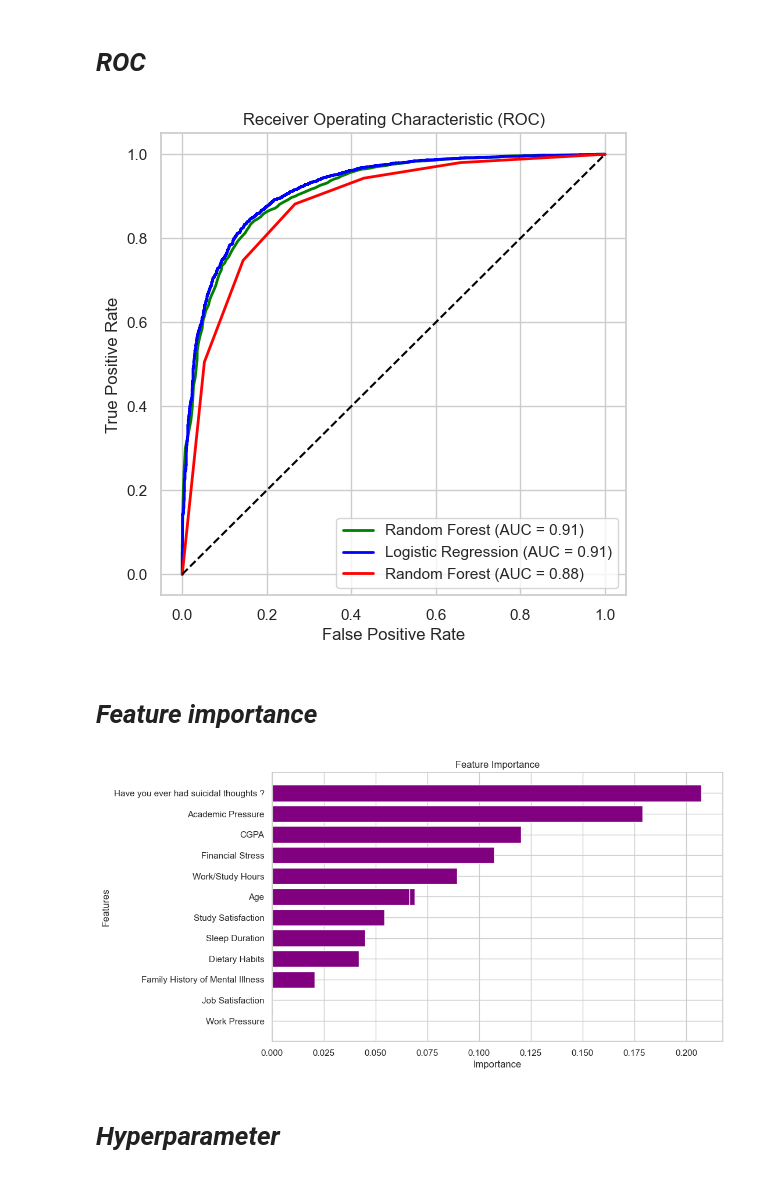
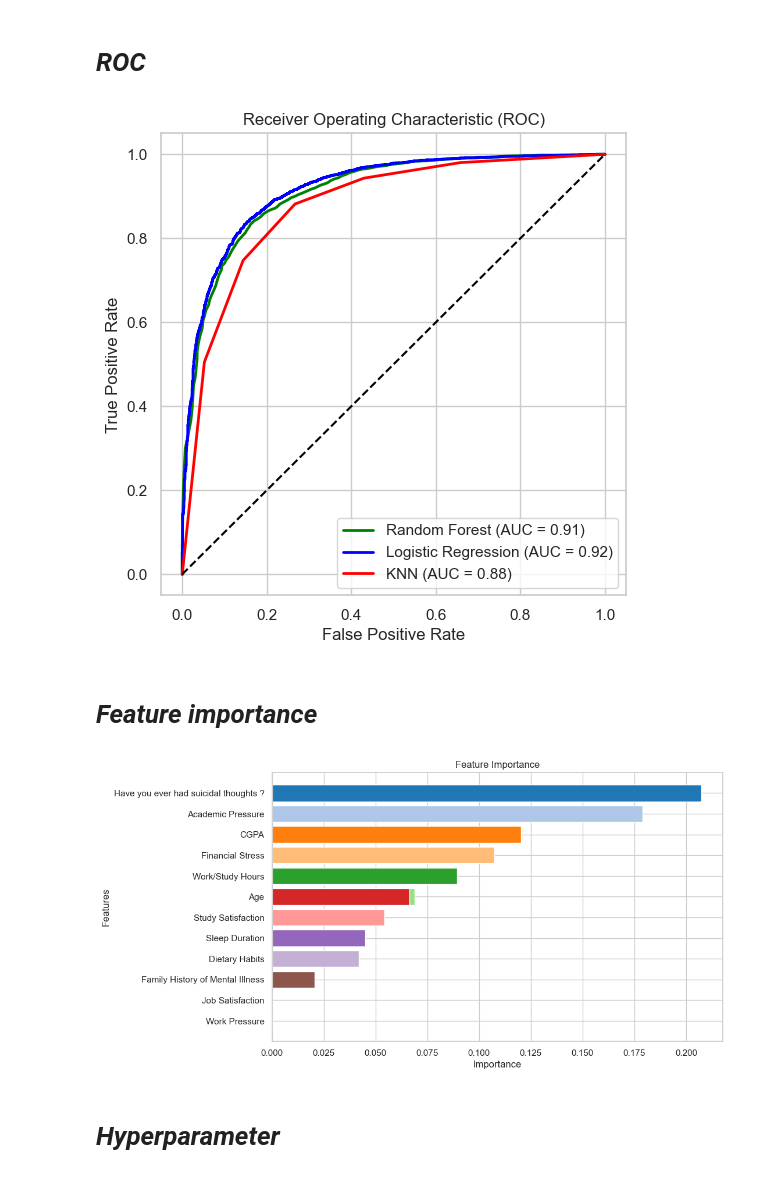
Before and after one commit to QuentinTournier40/IA, a Jupyter notebook: student_depression_tournier_ouldali.ipynb, the cells around one changed output. Drawn from its saved outputs; the diff is of its cells as text; code cells hidden in the pictures.

Commit message:
Adding class imbalance check, confusion matrix, an optional pipeline approach and some comments   - improvements

```diff
--- a/student_depression_tournier_ouldali.ipynb
+++ b/student_depression_tournier_ouldali.ipynb
@@ -481,9 +523,11 @@ df_scaled.head()
 # %% [markdown]
 # *Encode categorical variables*
 # %%
-# Binary Encoding
+# We have some binary columns ('Yes'/'No'), which we map to 1/0
 binary_columns = ['Have you ever had suicidal thoughts ?', 'Family History of Mental Illness']
 for col in binary_columns:
+    # Strip potential whitespace, then map
+    data[col] = data[col].astype(str).str.strip()
     data[col] = data[col].map({'Yes': 1, 'No': 0})
 data.head()
 # %% [output]
@@ -514,7 +571,15 @@ data.head()
 # %% [markdown]
 # *Droping unnecessary columns*
 # %%
-df = data.drop(columns =  ['id','Profession','Degree','Work Pressure','City', 'Gender', 'Academic Pressure', 'CGPA', 'Study Satisfaction', 'Job Satisfaction', 'Work/Study Hours', 'Financial Stress'])
+# Remove columns we won't use for modeling
+df = data.drop(
+    columns=[
+        'id', 'Profession', 'Degree', 'Work Pressure', 'City',
+        'Gender', 'Academic Pressure', 'CGPA',
+        'Study Satisfaction', 'Job Satisfaction',
+        'Work/Study Hours', 'Financial Stress'
+    ]
+)
 df.head()
 # %% [output]
 |  | Age | Sleep Duration | Dietary Habits | Have you ever had suicidal though... | Family History of Mental Illness | Depression |
@@ -544,5 +606,13 @@ y = df_final['Depression']  # Target
 # %%
-X_train, X_test, y_train, y_test = train_test_split(X, y, test_size=0.2, random_state=42, stratify=y)
+# Separate features (X) and target (y). The target is 'Depression'.
+X = df_final.drop(columns=['Depression'])
+y = df_final['Depression']
+
+# We do an 80/20 split. Stratify ensures class proportions remain consistent in both sets.
+X_train, X_test, y_train, y_test = train_test_split(
+    X, y, test_size=0.2, random_state=42, stratify=y
+)
+
 print(f"Training Set: {X_train.shape}, Testing Set: {X_test.shape}")
 X_train.head()
 # %% [output]
@@ -618,47 +691,66 @@ Mean Accuracy: 0.82 ± 0.01
 # %% [markdown]
 # *ROC*
 # %%
-# ROC Curve
-fpr_random_forest, tpr_random_forest, _ = roc_curve(y_test, model_random_forest.predict_proba(X_test)[:,1])
+# Compute ROC curves and AUC for each model
+fpr_random_forest, tpr_random_forest, _ = roc_curve(
+    y_test, model_random_forest.predict_proba(X_test)[:, 1]
+)
 roc_auc_random_forest = auc(fpr_random_forest, tpr_random_forest)
 
-fpr_logistic_regression, tpr_logistic_regression, _ = roc_curve(y_test, model_logistic_regression.predict_proba(X_test)[:,1])
+fpr_logistic_regression, tpr_logistic_regression, _ = roc_curve(
+    y_test, model_logistic_regression.predict_proba(X_test)[:, 1]
+)
 roc_auc_logistic_regression = auc(fpr_logistic_regression, tpr_logistic_regression)
 
-fpr_knn, tpr_knn, _ = roc_curve(y_test, model_knn.predict_proba(X_test)[:,1])
+fpr_knn, tpr_knn, _ = roc_curve(
+    y_test, model_knn.predict_proba(X_test)[:, 1]
+)
 roc_auc_knn = auc(fpr_knn, tpr_knn)
 
-# Plot ROC Curve
+# Plot the three ROC curves in one figure
 plt.figure(figsize=(6, 6))
-plt.plot(fpr_random_forest, tpr_random_forest, color='green', lw=2, label=f'Random Forest (AUC = {roc_auc_random_forest:.2f})')
-plt.plot(fpr_logistic_regression, tpr_logistic_regression, color='blue', lw=2, label=f'Logistic Regression (AUC = {roc_auc_random_forest:.2f})')
-plt.plot(fpr_knn, tpr_knn, color='red', lw=2, label=f'Random Forest (AUC = {roc_auc_knn:.2f})')
-plt.plot([0, 1], [0, 1], color='black', linestyle='--')
+plt.plot(
+    fpr_random_forest, tpr_random_forest, color='green', lw=2,
+    label=f'Random Forest (AUC = {roc_auc_random_forest:.2f})'
+)
+plt.plot(
+    fpr_logistic_regression, tpr_logistic_regression, color='blue', lw=2,
+    label=f'Logistic Regression (AUC = {roc_auc_logistic_regression:.2f})'
+)
+plt.plot(
+    fpr_knn, tpr_knn, color='red', lw=2,
+    label=f'KNN (AUC = {roc_auc_knn:.2f})'
+)
+plt.plot([0, 1], [0, 1], color='black', linestyle='--')  # Diagonal line for reference
 plt.xlabel('False Positive Rate')
 plt.ylabel('True Positive Rate')
 plt.title('Receiver Operating Characteristic (ROC)')
 plt.legend(loc='lower right')
 plt.show()
 # %% [output]
-[figure, old version]
+[figure, new version]
 # %% [markdown]
 # *Feature importance*
 # %%
-# Feature importance
+# We check how much each feature contributed to the Random Forest decisions
 importance = model_random_forest.feature_importances_
 features = X_train.columns
-importance_df = pd.DataFrame({'Feature': features, 'Importance': importance}).sort_values(by='Importance', ascending=False)
+colors = sns.color_palette("tab20", 20)
 
-# Bar Plot
+importance_df = pd.DataFrame({
+    'Feature': features,
+    'Importance': importance
+}).sort_values(by='Importance', ascending=False)
+
 plt.figure(figsize=(10, 6))
-plt.barh(importance_df['Feature'], importance_df['Importance'], color='purple')
+plt.barh(importance_df['Feature'], importance_df['Importance'], color=colors)
 plt.xlabel('Importance')
 plt.ylabel('Features')
 plt.title('Feature Importance')
-plt.gca().invert_yaxis()
+plt.gca().invert_yaxis()  # Invert axis to show most important on top
 plt.show()
 # %% [output]
-[figure, old version]
+[figure, new version]
 # %% [markdown]
 # *Hyperparameter*
 # %%
```
Also changed, not shown: parts of 30 cells of this notebook.
